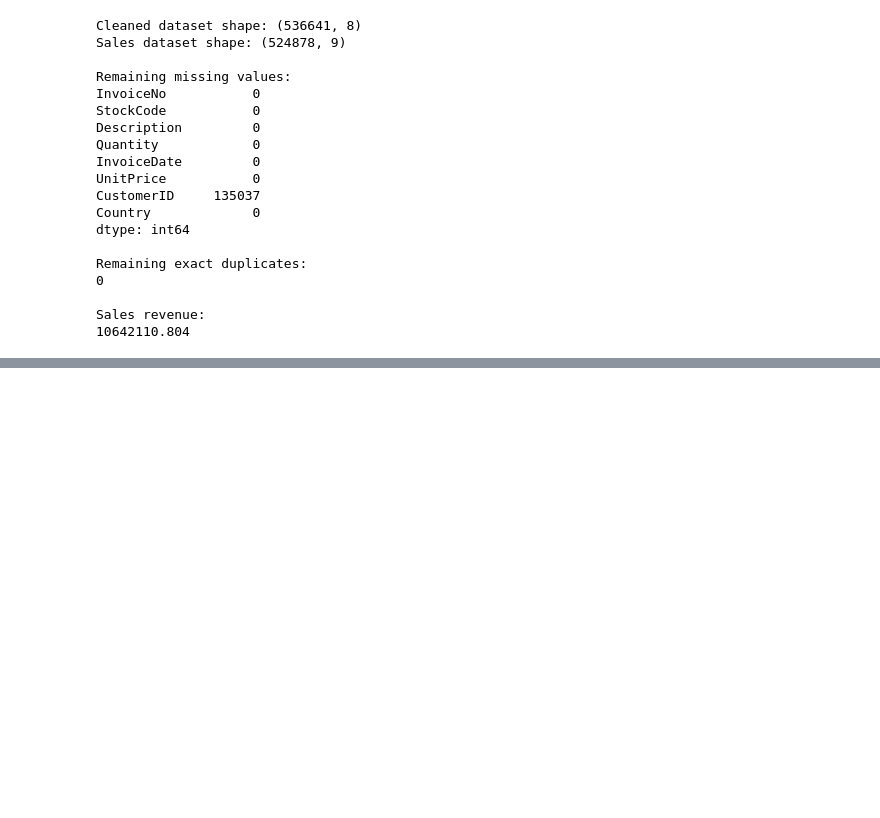
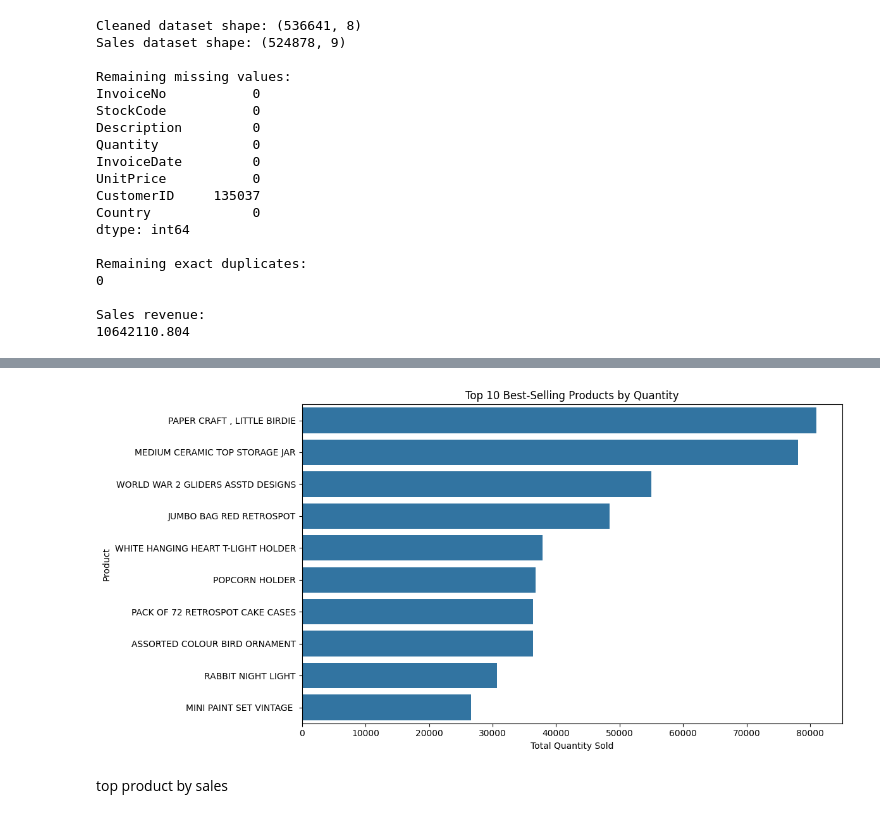
Before and after one commit to sandesh-bhatt/retail, a Jupyter notebook: Untitled4.ipynb, the cells around one changed output, grey strips where cells are left out. Saved outputs shown, nothing was run; the diff lists cells and outputs as text; code cells hidden in the pictures; blank space fills up the shorter version.

```diff
--- a/Untitled4.ipynb
+++ b/Untitled4.ipynb
@@ -273,0 +336,9 @@ sales_df.to_csv(
+# %%
+top_products = (
+    sales_df.groupby('Description')['Quantity']
+    .sum()
+    .sort_values(ascending=False)
+    .head(10)
+)
+
+top_products
@@ -273,0 +361,17 @@ sales_df.to_csv(
+# %%
+plt.figure(figsize=(12, 6))
+
+sns.barplot(
+    x=top_products.values,
+    y=top_products.index
+)
+
+plt.title('Top 10 Best-Selling Products by Quantity')
+plt.xlabel('Total Quantity Sold')
+plt.ylabel('Product')
+plt.tight_layout()
+plt.show()
+# %% [output]
+[figure, added]
+# %% [markdown]
+top product by sales
```
Also changed, not shown: parts of 16 cells of this notebook.
